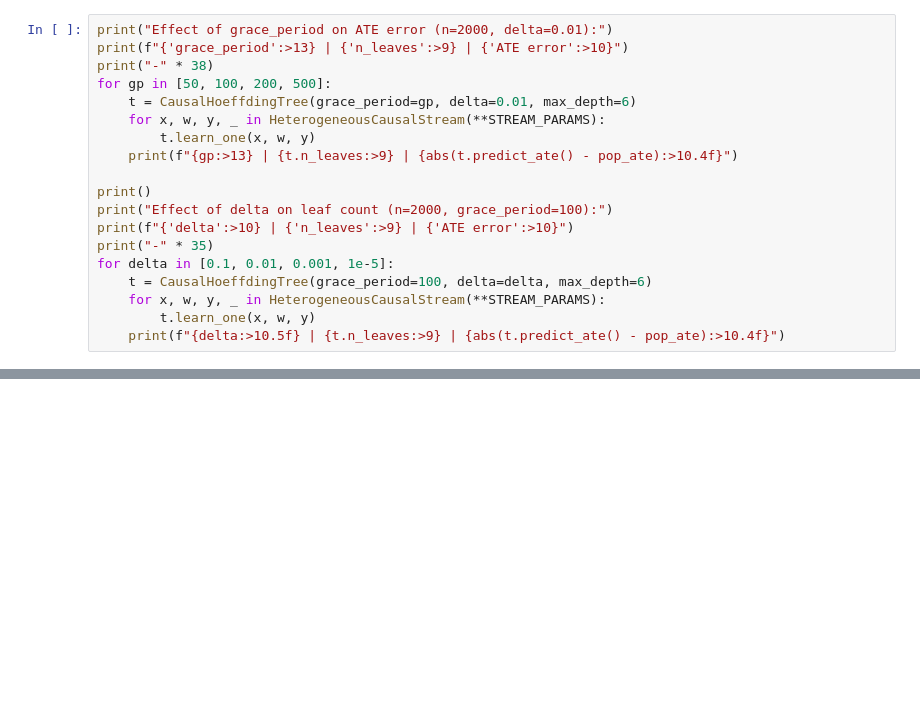
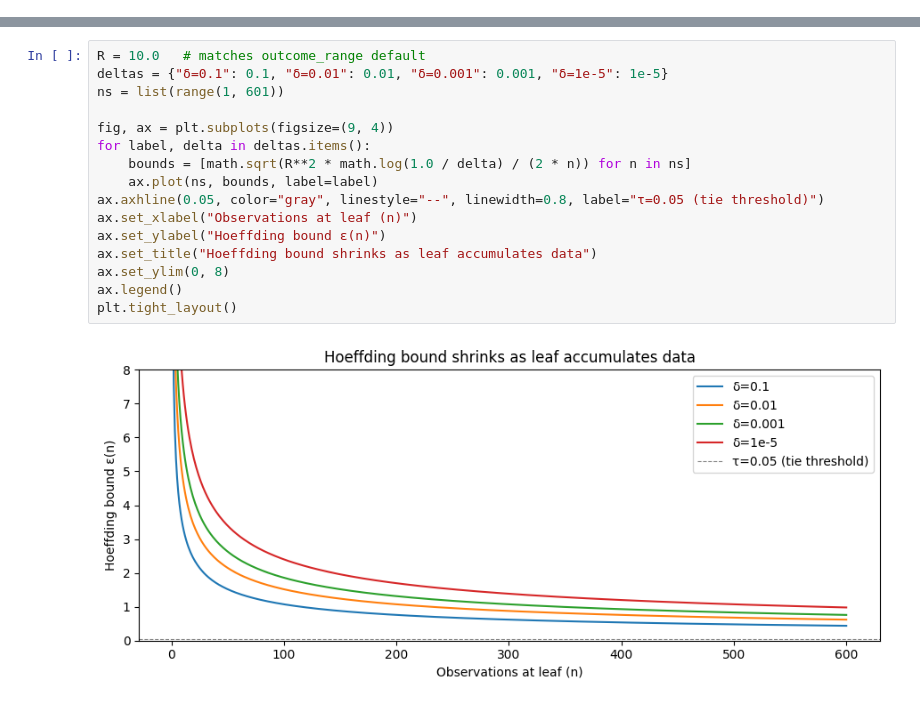
Before and after one commit to athammad/onlinecml, a Jupyter notebook: docs/examples/12_causal_tree_forest.ipynb, the cells around one changed output, grey strips where cells are left out. Saved outputs shown, nothing was run; the diff lists cells and outputs as text; blank space fills up the shorter version.

```diff
--- a/docs/examples/12_causal_tree_forest.ipynb
+++ b/docs/examples/12_causal_tree_forest.ipynb
@@ -346,19 +0,0 @@ Understanding how the key parameters affect tree structure and ATE accuracy.
-# %%
-print("Effect of grace_period on ATE error (n=2000, delta=0.01):")
-print(f"{'grace_period':>13} | {'n_leaves':>9} | {'ATE error':>10}")
-print("-" * 38)
-for gp in [50, 100, 200, 500]:
-    t = CausalHoeffdingTree(grace_period=gp, delta=0.01, max_depth=6)
-    for x, w, y, _ in HeterogeneousCausalStream(**STREAM_PARAMS):
-        t.learn_one(x, w, y)
-    print(f"{gp:>13} | {t.n_leaves:>9} | {abs(t.predict_ate() - pop_ate):>10.4f}")
-
-print()
-print("Effect of delta on leaf count (n=2000, grace_period=100):")
-print(f"{'delta':>10} | {'n_leaves':>9} | {'ATE error':>10}")
-print("-" * 35)
-for delta in [0.1, 0.01, 0.001, 1e-5]:
-    t = CausalHoeffdingTree(grace_period=100, delta=delta, max_depth=6)
-    for x, w, y, _ in HeterogeneousCausalStream(**STREAM_PARAMS):
-        t.learn_one(x, w, y)
-    print(f"{delta:>10.5f} | {t.n_leaves:>9} | {abs(t.predict_ate() - pop_ate):>10.4f}")
@@ -400,0 +90,18 @@ Effect of delta on leaf count (n=2000, grace_period=100):
+# %%
+R = 10.0   # matches outcome_range default
+deltas = {"δ=0.1": 0.1, "δ=0.01": 0.01, "δ=0.001": 0.001, "δ=1e-5": 1e-5}
+ns = list(range(1, 601))
+
+fig, ax = plt.subplots(figsize=(9, 4))
+for label, delta in deltas.items():
+    bounds = [math.sqrt(R**2 * math.log(1.0 / delta) / (2 * n)) for n in ns]
+    ax.plot(ns, bounds, label=label)
+ax.axhline(0.05, color="gray", linestyle="--", linewidth=0.8, label="τ=0.05 (tie threshold)")
+ax.set_xlabel("Observations at leaf (n)")
+ax.set_ylabel("Hoeffding bound ε(n)")
+ax.set_title("Hoeffding bound shrinks as leaf accumulates data")
+ax.set_ylim(0, 8)
+ax.legend()
+plt.tight_layout()
+# %% [output]
+[figure, added]
```
Also changed, not shown: parts of 37 cells of this notebook.
